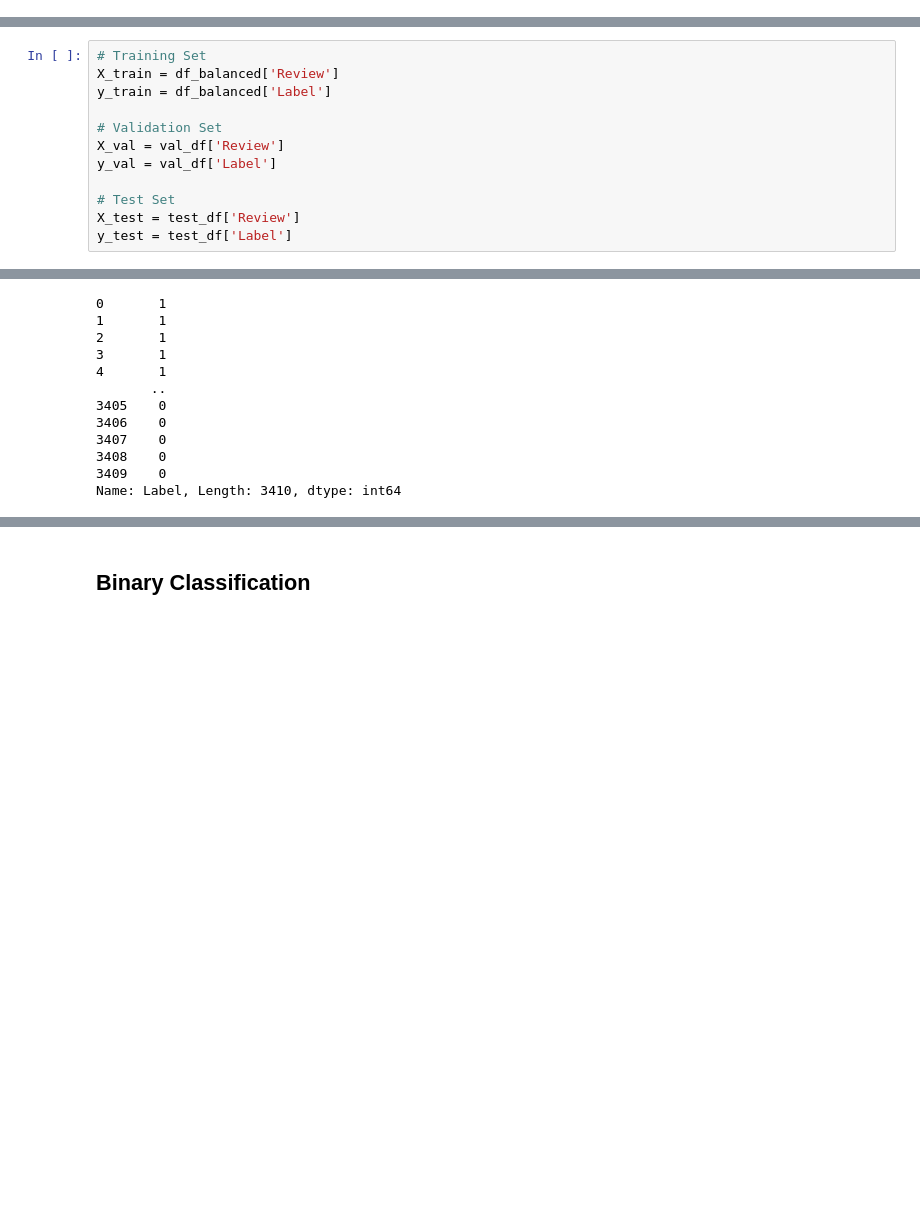
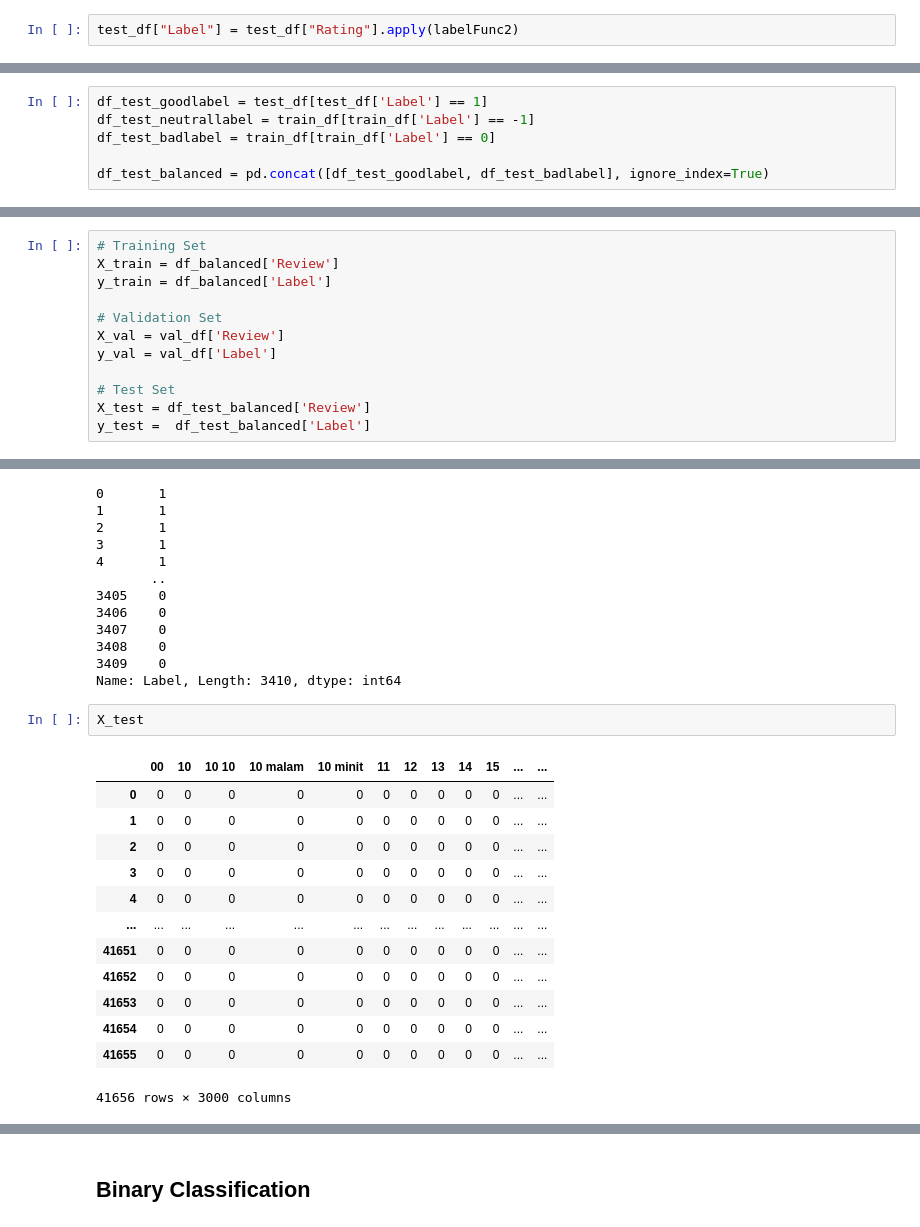
Before and after one commit to Adhammqrz/txsa-part-b, a Jupyter notebook: model/TP071594.ipynb, the cells around one changed output, grey strips where cells are left out. Saved outputs shown, nothing was run; the diff lists cells and outputs as text; blank space fills up the shorter version.

```diff
--- a/model/TP071594.ipynb
+++ b/model/TP071594.ipynb
@@ -73,6 +73,8 @@ def labelFunc2(x):
 
 
 train_df["Label"] = train_df["Rating"].apply(labelFunc2)
+# %%
+test_df["Label"] = test_df["Rating"].apply(labelFunc2)
 # %%
 train_df.head(20)
 # %% [output]
@@ -93,6 +95,12 @@ train_df.head(20)
 | 17 | Serving was fast. The food was ni... | 4 | 1 |
 | 18 | Reasonable price... Good food and... | 5 | 1 |
 | 19 | Tempat makan yang bagus untuk mak... | 5 | 1 |
+# %%
+df_test_goodlabel = test_df[test_df['Label'] == 1]
+df_test_neutrallabel = train_df[train_df['Label'] == -1]
+df_test_badlabel = train_df[train_df['Label'] == 0]
+
+df_test_balanced = pd.concat([df_test_goodlabel, df_test_badlabel], ignore_index=True)
 # %% [markdown]
 ### check class imbalance
 # %%
@@ -202,8 +209,8 @@ X_val = val_df['Review']
 y_val = val_df['Label']
 
 # Test Set
-X_test = test_df['Review']
-y_test = test_df['Label']
+X_test = df_test_balanced['Review']
+y_test =  df_test_balanced['Label']
 # %% [markdown]
 ### vectorization
 # %%
@@ -266,3 +273,19 @@ y_train
 3408    0
 3409    0
 Name: Label, Length: 3410, dtype: int64
+# %%
+X_test
+# %% [output]
+|  | 00 | 10 | 10 10 | 10 malam | 10 minit | 11 | 12 | 13 | 14 | 15 | ... | ... |
+| 0 | 0 | 0 | 0 | 0 | 0 | 0 | 0 | 0 | 0 | 0 | ... | ... |
+| 1 | 0 | 0 | 0 | 0 | 0 | 0 | 0 | 0 | 0 | 0 | ... | ... |
+| 2 | 0 | 0 | 0 | 0 | 0 | 0 | 0 | 0 | 0 | 0 | ... | ... |
+| 3 | 0 | 0 | 0 | 0 | 0 | 0 | 0 | 0 | 0 | 0 | ... | ... |
+| 4 | 0 | 0 | 0 | 0 | 0 | 0 | 0 | 0 | 0 | 0 | ... | ... |
+| ... | ... | ... | ... | ... | ... | ... | ... | ... | ... | ... | ... | ... |
+| 41651 | 0 | 0 | 0 | 0 | 0 | 0 | 0 | 0 | 0 | 0 | ... | ... |
+| 41652 | 0 | 0 | 0 | 0 | 0 | 0 | 0 | 0 | 0 | 0 | ... | ... |
+| 41653 | 0 | 0 | 0 | 0 | 0 | 0 | 0 | 0 | 0 | 0 | ... | ... |
+| 41654 | 0 | 0 | 0 | 0 | 0 | 0 | 0 | 0 | 0 | 0 | ... | ... |
+| 41655 | 0 | 0 | 0 | 0 | 0 | 0 | 0 | 0 | 0 | 0 | ... | ... |
+41656 rows × 3000 columns
```
Also changed, not shown: parts of 31 cells of this notebook.
